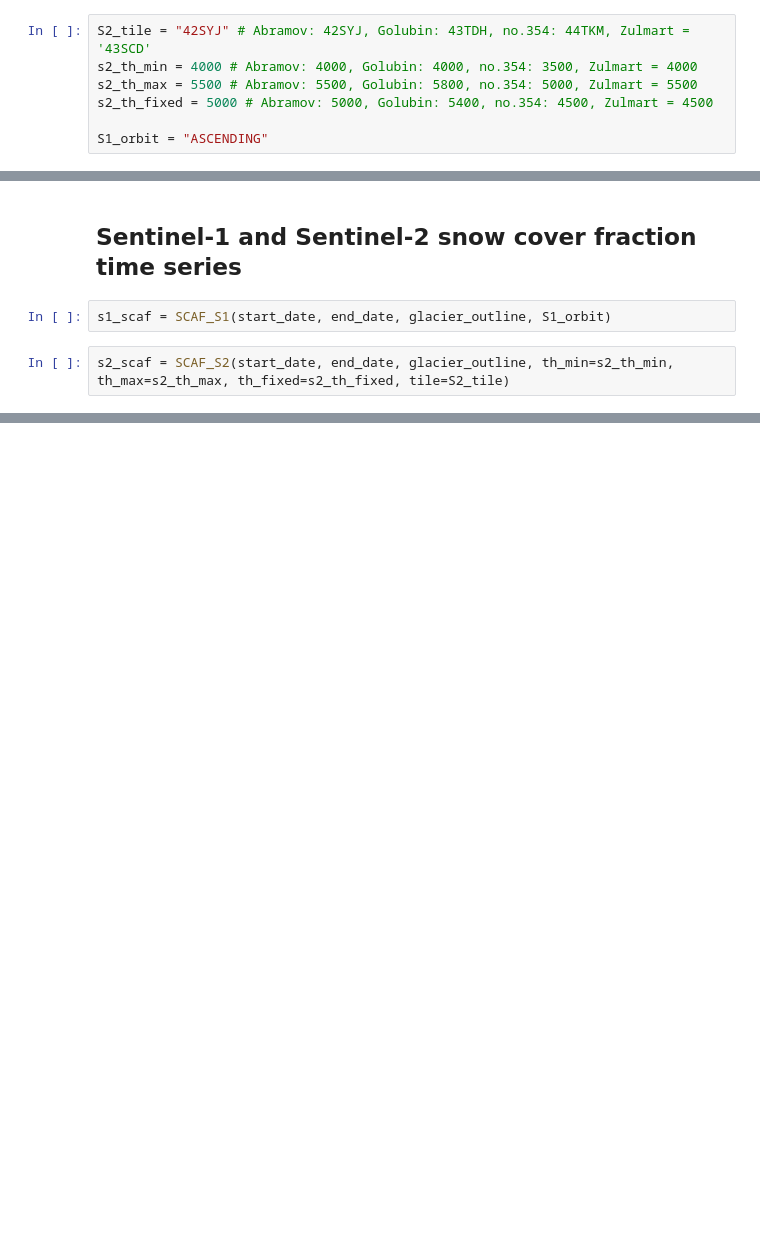
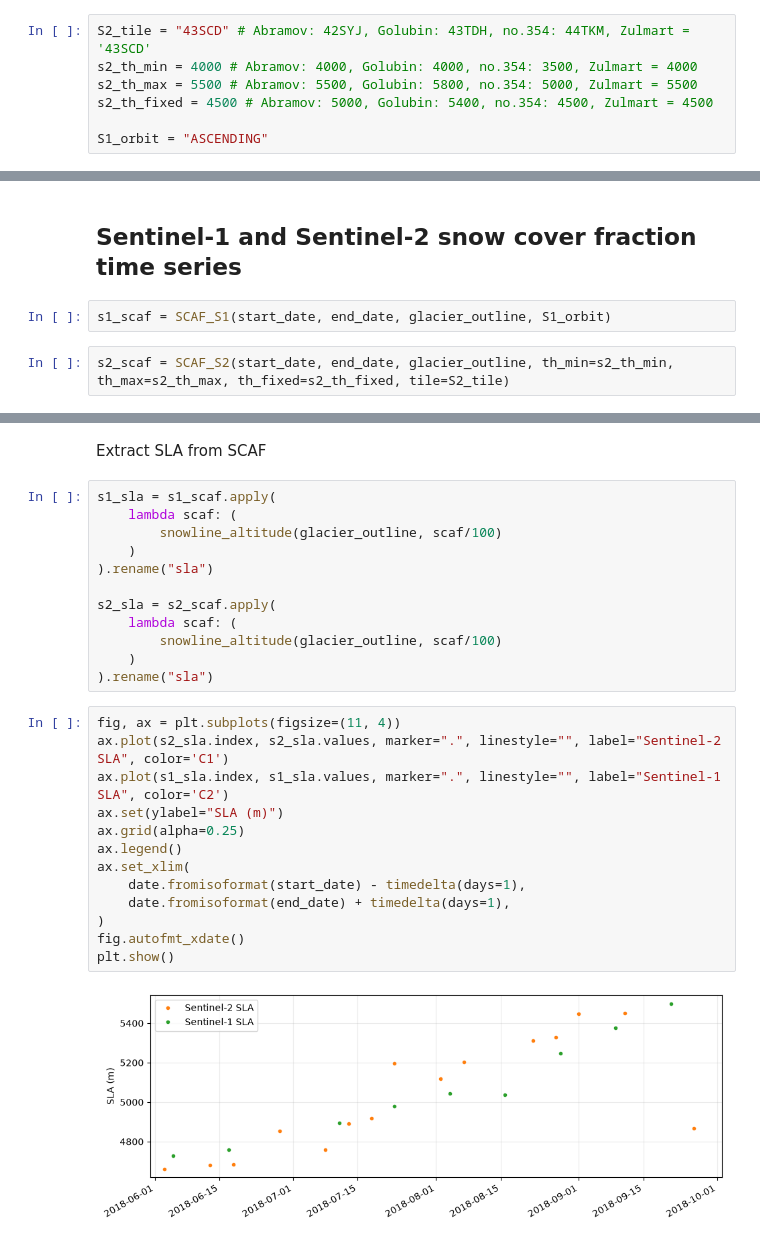
Before and after one commit to mattiacallegari/glacier_scaf, a Jupyter notebook: timeseries_extract.ipynb, the cells around one changed output, grey strips where cells are left out. Cells and saved outputs as stored; diff of their text form; blank space fills up the shorter version.

Commit message:
add computation SLA from SCAF

```diff
--- a/timeseries_extract.ipynb
+++ b/timeseries_extract.ipynb
@@ -42,10 +42,10 @@ Map(center=[39.61452547955412, 71.55122000080574], controls=(WidgetControl(optio
 # %% [markdown]
 ### Set the Sentinel SCAF parameters
 # %%
-S2_tile = "42SYJ" # Abramov: 42SYJ, Golubin: 43TDH, no.354: 44TKM, Zulmart = '43SCD'
+S2_tile = "43SCD" # Abramov: 42SYJ, Golubin: 43TDH, no.354: 44TKM, Zulmart = '43SCD'
 s2_th_min = 4000 # Abramov: 4000, Golubin: 4000, no.354: 3500, Zulmart = 4000
 s2_th_max = 5500 # Abramov: 5500, Golubin: 5800, no.354: 5000, Zulmart = 5500
-s2_th_fixed = 5000 # Abramov: 5000, Golubin: 5400, no.354: 4500, Zulmart = 4500
+s2_th_fixed = 4500 # Abramov: 5000, Golubin: 5400, no.354: 4500, Zulmart = 4500
 
 S1_orbit = "ASCENDING"
 # %% [markdown]
@@ -126,0 +89,29 @@ Name: scaf_S2, dtype: float64
+# %% [markdown]
+Extract SLA from SCAF
+# %%
+s1_sla = s1_scaf.apply(
+    lambda scaf: (
+        snowline_altitude(glacier_outline, scaf/100)
+    )
+).rename("sla")
+
+s2_sla = s2_scaf.apply(
+    lambda scaf: (
+        snowline_altitude(glacier_outline, scaf/100)
+    )
+).rename("sla")
+# %%
+fig, ax = plt.subplots(figsize=(11, 4))
+ax.plot(s2_sla.index, s2_sla.values, marker=".", linestyle="", label="Sentinel-2 SLA", color='C1')
+ax.plot(s1_sla.index, s1_sla.values, marker=".", linestyle="", label="Sentinel-1 SLA", color='C2')
+ax.set(ylabel="SLA (m)")
+ax.grid(alpha=0.25)
+ax.legend()
+ax.set_xlim(
+    date.fromisoformat(start_date) - timedelta(days=1),
+    date.fromisoformat(end_date) + timedelta(days=1),
+)
+fig.autofmt_xdate()
+plt.show()
+# %% [output]
+[figure, added]
```
Also changed, not shown: parts of 8 cells of this notebook, 3 other files.
